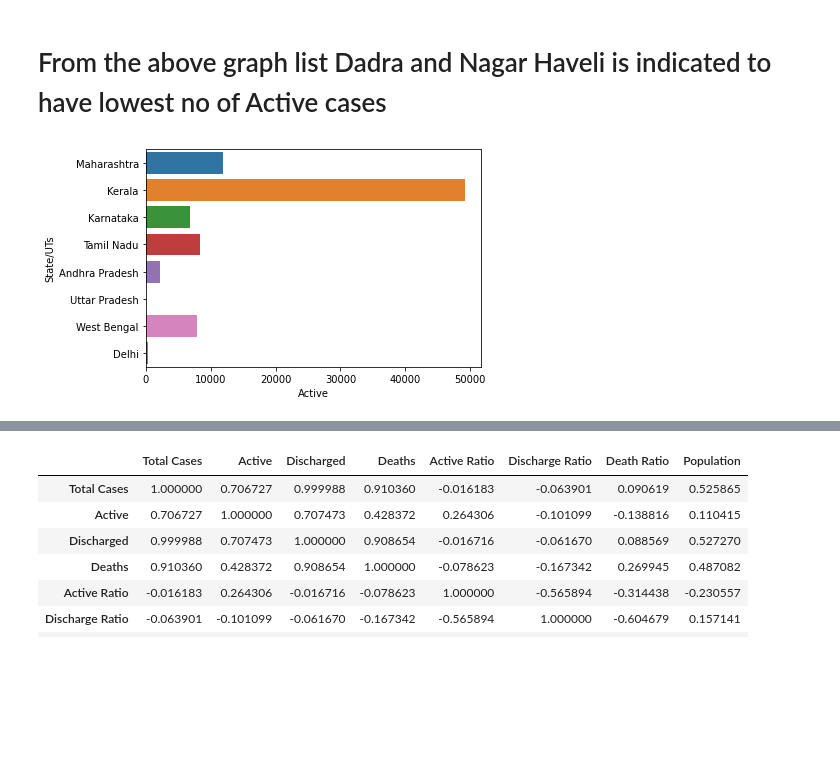
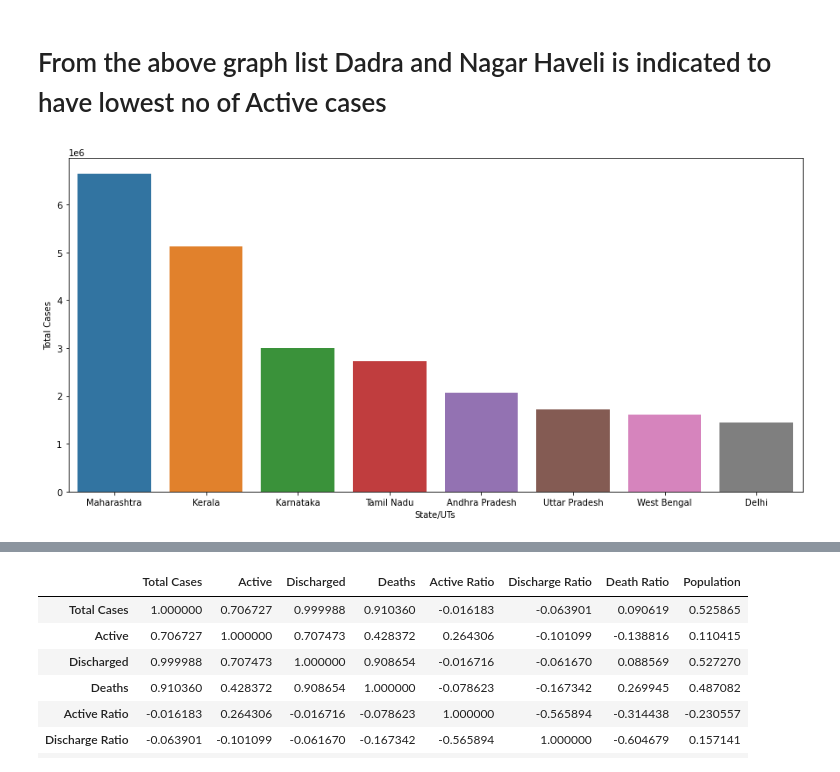
Before and after one commit to Abhishek-Murthy/Covid--19-Analysis, a Jupyter notebook: Covid-19 Analysis.ipynb, the cells around one changed output, grey strips where cells are left out. Drawn from its saved outputs; the diff is of its cells as text; code cells hidden in the pictures; blank space fills up the shorter version.

```diff
--- a/Covid-19 Analysis.ipynb
+++ b/Covid-19 Analysis.ipynb
@@ -220,7 +253,8 @@ plt.show()
 # %% [markdown]
 # From the above graph list Dadra and Nagar Haveli is indicated to have lowest  no of Active cases
 # %%
-sns.barplot(x='Active',y='State/UTs',data=maxcases)
+plt.figure(figsize=(15,7))
+sns.barplot(x='State/UTs',y='Total Cases',data=maxcases)
 plt.show()
 # %% [output]
-[figure, old version]
+[figure, new version]
```
Also changed, not shown: parts of 28 cells of this notebook.
